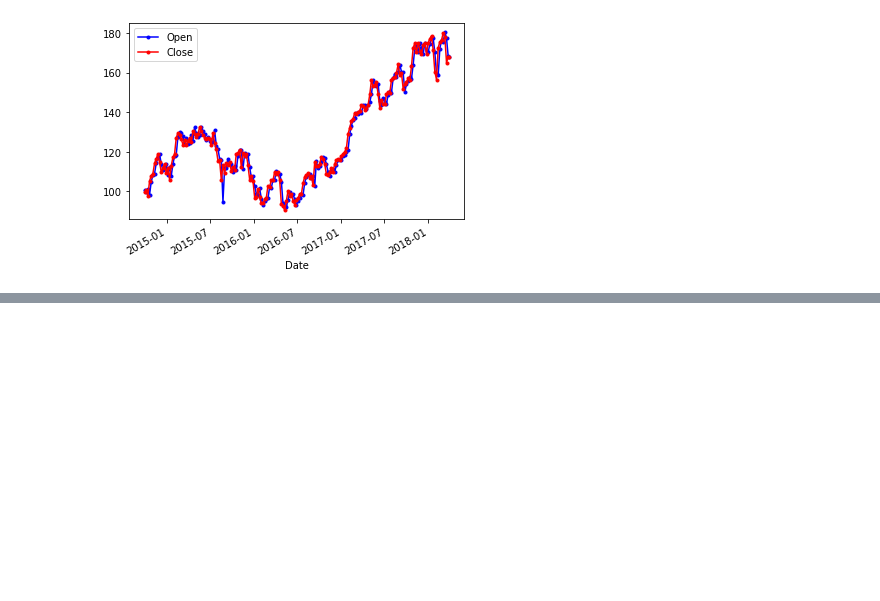
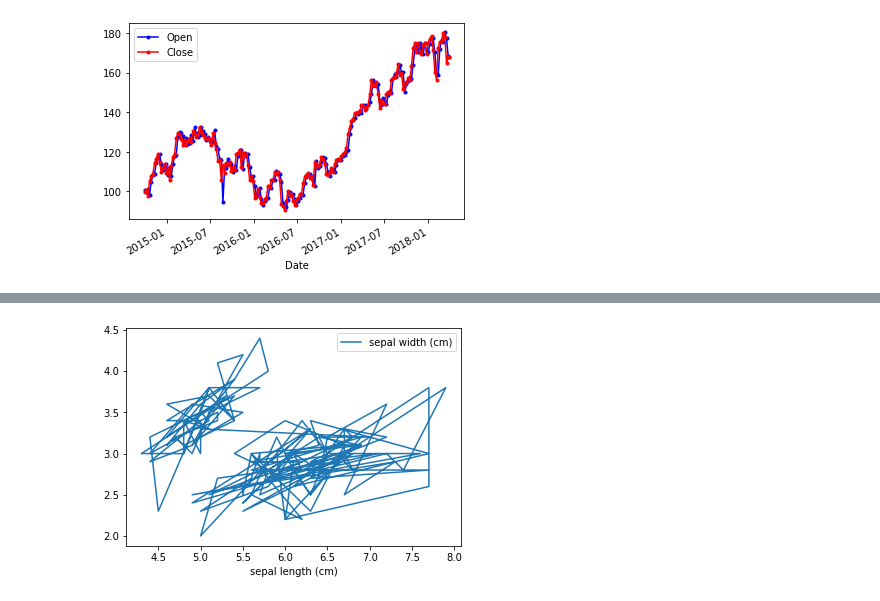
Before and after one commit to SmilodonCub/DATA602, a Jupyter notebook: pandasFoundations_notes.ipynb, the cells around one changed output, grey strips where cells are left out. Saved outputs shown, nothing was run; the diff lists cells and outputs as text; code cells hidden in the pictures; blank space fills up the shorter version.

Commit message:
pandas exploratory data analysis

```diff
--- a/pandasFoundations_notes.ipynb
+++ b/pandasFoundations_notes.ipynb
@@ -345,0 +348,8 @@ plt.show
+# %%
+import pandas as pd
+import matplotlib.pyplot as plt
+from sklearn.datasets import load_iris
+iris_dat = load_iris()
+iris_df = pd.DataFrame( iris_dat.data, columns = iris_dat.feature_names )
+print( iris_df.shape )
+iris_df.head()
@@ -345,0 +364,5 @@ plt.show
+# %%
+iris_df.plot( x = 'sepal length (cm)', y = 'sepal width (cm)' )
+plt.show()
+# %% [output]
+[figure, added]
```
Also changed, not shown: parts of 20 cells of this notebook.
